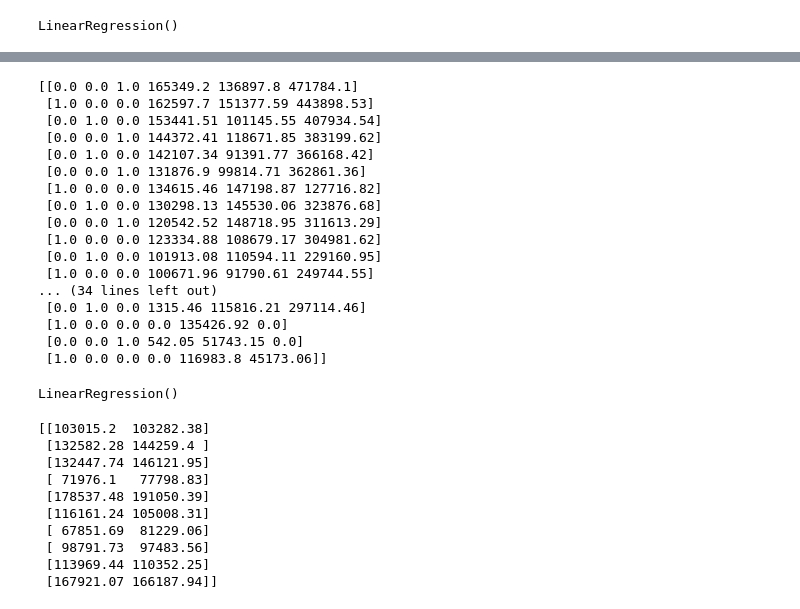
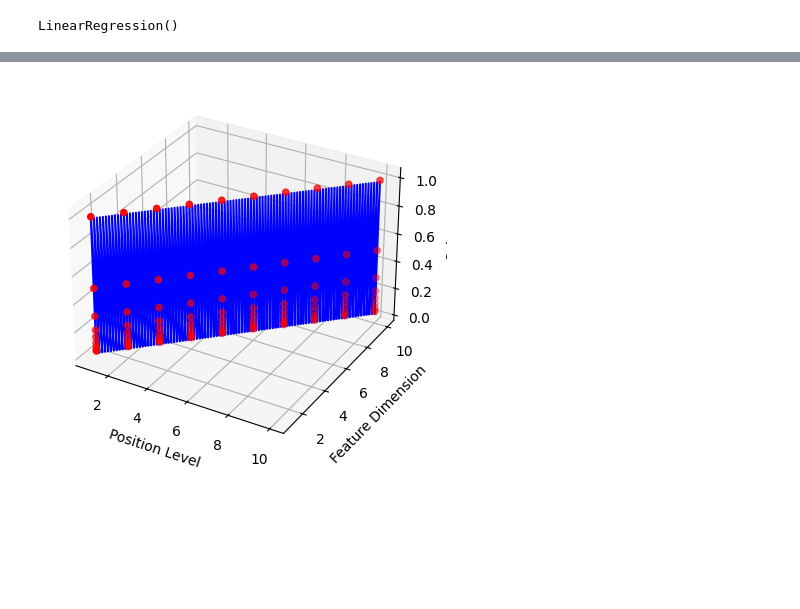
Before and after one commit to siddharths2305/Machine_Learning_With_SID, a Jupyter notebook: Multiple_Linear_Regression.ipynb, the cells around one changed output, grey strips where cells are left out. Saved outputs shown, nothing was run; the diff lists cells and outputs as text; code cells hidden in the pictures; blank space fills up the shorter version.

```diff
--- a/Multiple_Linear_Regression.ipynb
+++ b/Multiple_Linear_Regression.ipynb
@@ -93,4 +66,0 @@ import numpy as np
-# %%
-dataset=pd.read_csv('50_Startups.csv')
-x=dataset.iloc[:,:-1].values
-y=dataset.iloc[:,-1].values
@@ -128,25 +66,0 @@ print(y)
-# %%
-from sklearn.compose import ColumnTransformer
-from sklearn.preprocessing import OneHotEncoder
-ct=ColumnTransformer(transformers=[('encoder',OneHotEncoder(),[3])],remainder='passthrough')
-x=np.array(ct.fit_transform(x))
-# %%
-print(x)
-# %% [output]
-[[0.0 0.0 1.0 165349.2 136897.8 471784.1]
- [1.0 0.0 0.0 162597.7 151377.59 443898.53]
- [0.0 1.0 0.0 153441.51 101145.55 407934.54]
- [0.0 0.0 1.0 144372.41 118671.85 383199.62]
- [0.0 1.0 0.0 142107.34 91391.77 366168.42]
- [0.0 0.0 1.0 131876.9 99814.71 362861.36]
- [1.0 0.0 0.0 134615.46 147198.87 127716.82]
- [0.0 1.0 0.0 130298.13 145530.06 323876.68]
- [0.0 0.0 1.0 120542.52 148718.95 311613.29]
- [1.0 0.0 0.0 123334.88 108679.17 304981.62]
- [0.0 1.0 0.0 101913.08 110594.11 229160.95]
- [1.0 0.0 0.0 100671.96 91790.61 249744.55]
-... (34 lines left out)
- [0.0 1.0 0.0 1315.46 115816.21 297114.46]
- [1.0 0.0 0.0 0.0 135426.92 0.0]
- [0.0 0.0 1.0 542.05 51743.15 0.0]
- [1.0 0.0 0.0 0.0 116983.8 45173.06]]
@@ -156,21 +67,24 @@ x_train,x_test,y_train,y_test=train_test_split(x,y,test_size=0.2,random_state=0)
-# %%
-from sklearn.linear_model import LinearRegression
-regressor=LinearRegression()
-regressor.fit(x_train,y_train)
-# %% [output]
-LinearRegression()
-# %%
-y_pred=regressor.predict(x_test)
-np.set_printoptions(precision=2)
-print(np.concatenate((y_pred.reshape(len(y_pred),1),y_test.reshape(len(y_test),1)),1))
-# %% [output]
-[[103015.2  103282.38]
- [132582.28 144259.4 ]
- [132447.74 146121.95]
- [ 71976.1   77798.83]
- [178537.48 191050.39]
- [116161.24 105008.31]
- [ 67851.69  81229.06]
- [ 98791.73  97483.56]
- [113969.44 110352.25]
- [167921.07 166187.94]]
+# %%
+import numpy as np
+from mpl_toolkits.mplot3d import Axes3D
+import matplotlib.pyplot as plt
+
+fig = plt.figure()
+ax = fig.add_subplot(111, projection='3d')
+
+X_grid = np.linspace(min(x), max(x), 100)
+X_grid = X_grid.reshape(-1,1)
+X_poly_grid = poly_reg.transform(X_grid)
+
+Y_pred = lin_reg_2.predict(X_poly_grid)
+
+ax.scatter(x, x, y, color='red')
+ax.plot(X_grid, X_grid, Y_pred, color='blue')
+
+ax.set_xlabel('Position Level')
+ax.set_ylabel('Feature Dimension')
+ax.set_zlabel('Salary')
+
+plt.show()
+# %% [output]
+[figure, added]
```
Also changed, not shown: parts of 27 cells of this notebook.
